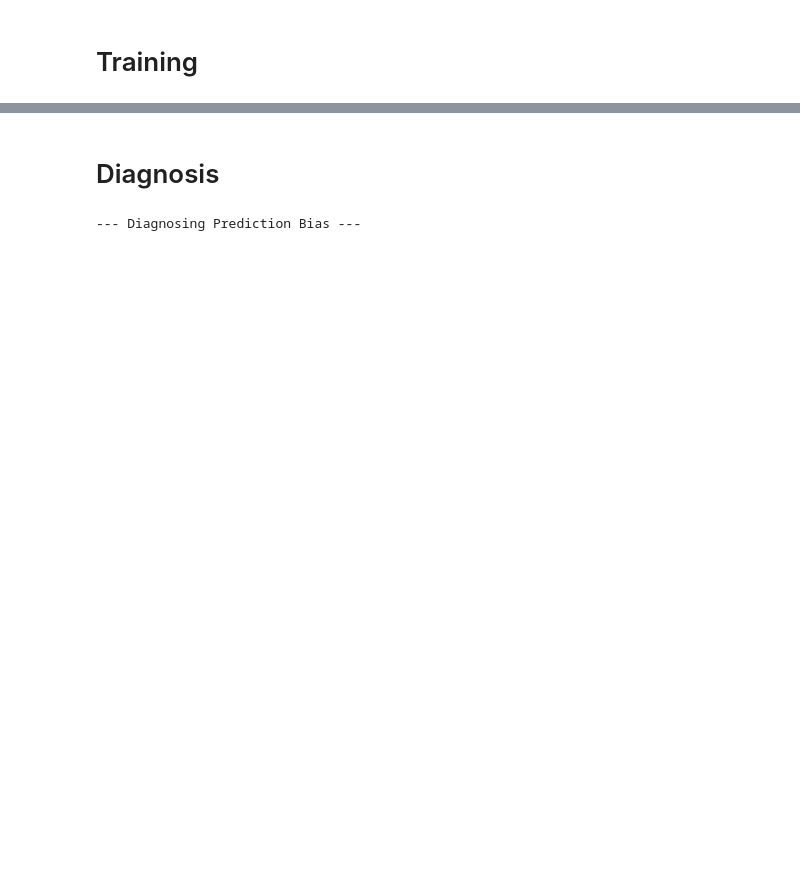
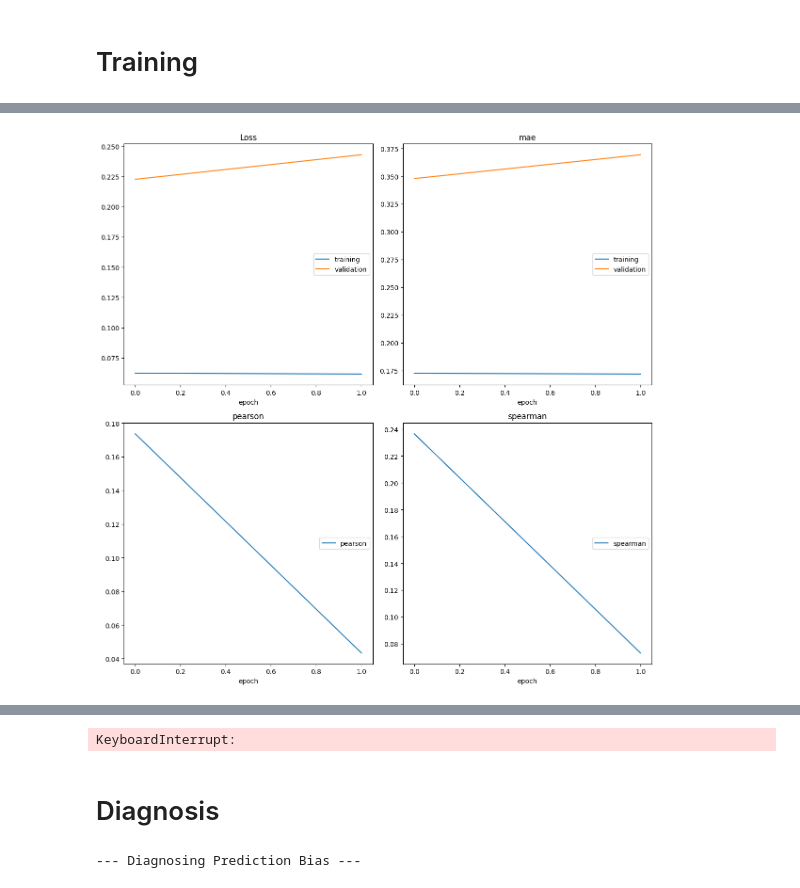
Before and after one commit to lior-alafi/DLbioinformatics, a Jupyter notebook: BI-LSTM_with_Attention.ipynb, the cells around one changed output, grey strips where cells are left out. Saved outputs shown, nothing was run; the diff lists cells and outputs as text; code cells hidden in the pictures; blank space fills up the shorter version.

```diff
--- a/BI-LSTM_with_Attention.ipynb
+++ b/BI-LSTM_with_Attention.ipynb
@@ -534,0 +585,12 @@ Test Mean Absolute Error (MAE): 0.1590
+# %%
+history2 = model.fit(
+    train_generator, # Use the training data generator
+    epochs=8, # Number of training epochs. Adjust as needed.
+    validation_data=test_generator, # Use the test generator for validation
+    verbose=1, # Show progress bar during training
+    callbacks=[
+        CorrelationLogger(validation_data=test_generator, model_to_predict=model),  # Custom logging callback
+    ]
+)
+# %% [output]
+[figure, added]
@@ -535,3 +600,4 @@ Test Mean Absolute Error (MAE): 0.1590
+KeyboardInterrupt:
 # %% [markdown]
 # Diagnosis
 # %%
```
Also changed, not shown: parts of 37 cells of this notebook.
